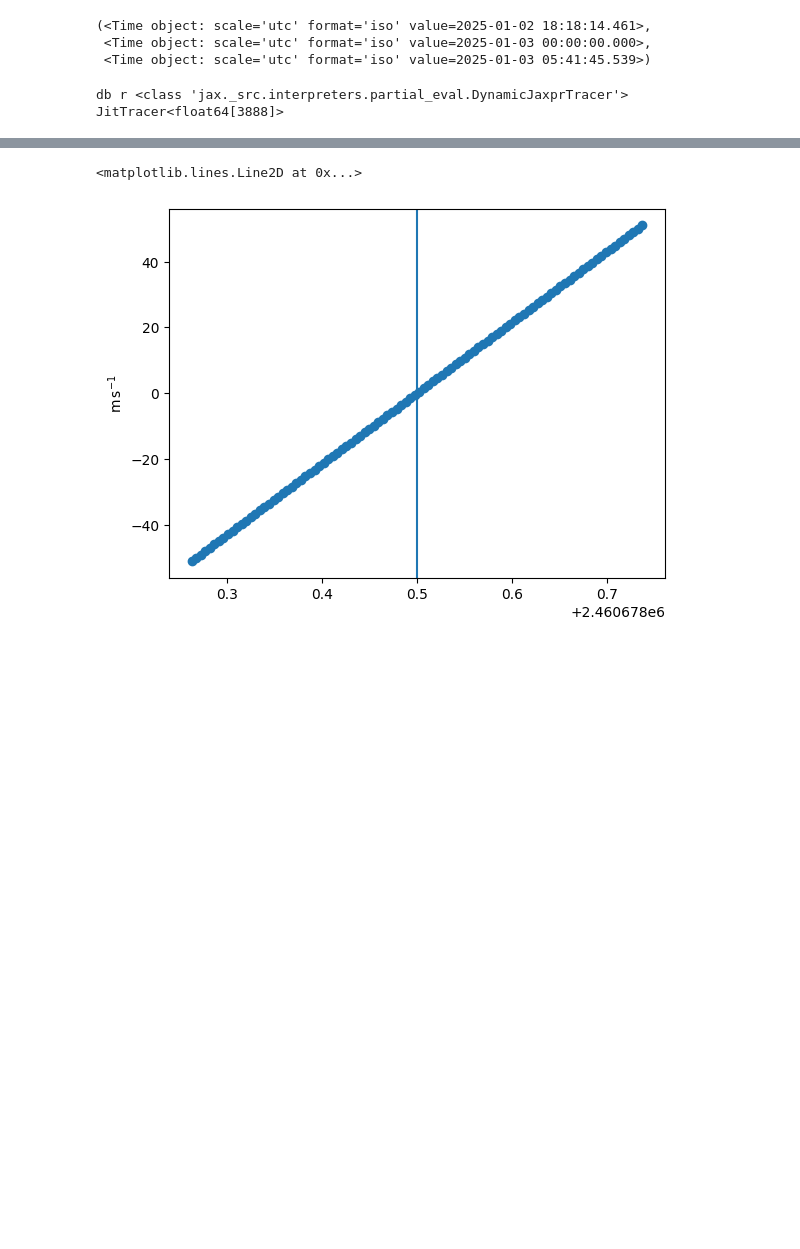
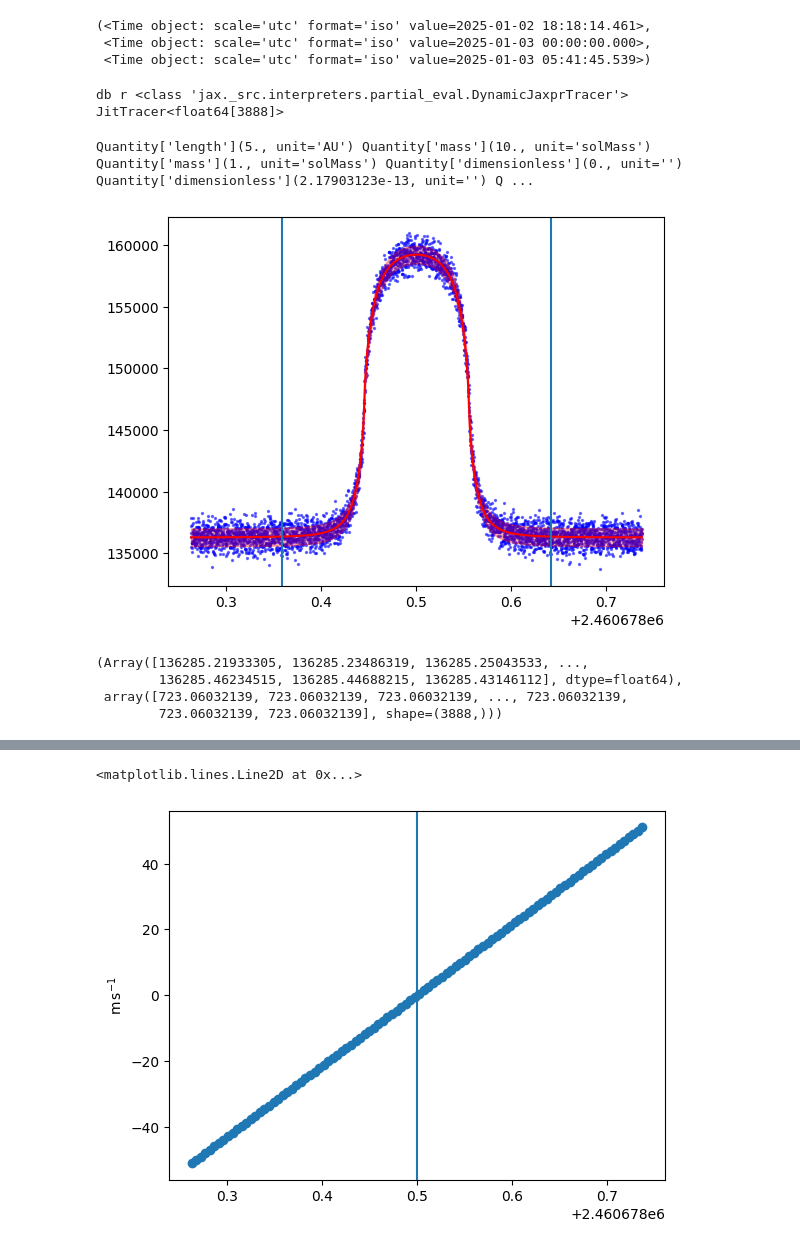
Before and after one commit to COBALT-lensing/py-self-lensing, a Jupyter notebook: demo.ipynb, the cells around one changed output, grey strips where cells are left out. Saved outputs shown, nothing was run; the diff lists cells and outputs as text; code cells hidden in the pictures; blank space fills up the shorter version.

```diff
--- a/demo.ipynb
+++ b/demo.ipynb
@@ -75,6 +75,30 @@ db r <class 'jax._src.interpreters.partial_eval.DynamicJaxprTracer'> JitTracer<f
 # %%
 # model_lcg = GPLightcurveGenerator(sls, start_time=start_time, end_time=end_time, peak_time=peak_time, ev=True, db=True, sl=True, lensing_method=LENSING_METHOD, bins=27*24*6, gp=TESSGP)
 # model_lcg.gp.condition(lcg.flux_array)
+# %%
+# scale_factor = numpy.mean(lcg.gp.generate())
+pyplot.scatter(lcg.times.jd, lcg.flux_array  , s=2, alpha=0.5, c='blue')
+# pyplot.plot(plain_lcg.times.jd, plain_lcg.flux_array, c='green')
+# model_gp_f = model_lcg.gp.generate()
+# pyplot.scatter(model_lcg.times.jd,( 1+(lcg.flux_array - model_gp_f)/numpy.mean(model_gp_f)), c='red', s=2, alpha=0.5,)
+mu = lcg.gp.model.loc
+std = numpy.sqrt(lcg.gp.model.variance)
+pyplot.plot(lcg.times.jd, mu , c='red')
+pyplot.fill_between(lcg.times.jd, mu + std, mu - std, color="red", alpha=0.3)
+pyplot.axvline(peak_time.jd + sls.tau_sl.to(units.day).value / 2)
+pyplot.axvline(peak_time.jd - sls.tau_sl.to(units.day).value / 2)
+# pyplot.plot(model_plain_lcg.times.jd, model_plain_lcg.flux_array, c='orange')
+# pyplot.xlim((peak_time.jd - sls.tau_eff.value/2, peak_time.jd + sls.tau_eff.value/2))
+print(lcg.lensing_system.a, lcg.lensing_system.Macc, lcg.lensing_system.Mcomp, lcg.lensing_system.e, lcg.lensing_system.b, lcg.lensing_system.i)
+pyplot.show()
+mu, std
+# %% [output]
+Quantity['length'](5., unit='AU') Quantity['mass'](10., unit='solMass') Quantity['mass'](1., unit='solMass') Quantity['dimensionless'](0., unit='') Quantity['dimensionless'](2.17903123e-13, unit='') Q ...
+[figure, added]
+(Array([136285.21933305, 136285.23486319, 136285.25043533, ...,
+        136285.46234515, 136285.44688215, 136285.43146112], dtype=float64),
+ array([723.06032139, 723.06032139, 723.06032139, ..., 723.06032139,
+        723.06032139, 723.06032139], shape=(3888,)))
 # %%
 for lcg in GPLightcurveGenerator.factory(total=5, start_time=start_time, end_time=end_time, peak_time=peak_time, ev=True, db=True, sl=True, lensing_method=LENSING_METHOD, bins=27*24*6, gp=TESSGP):
     # scale_factor = numpy.mean(lcg.gp.generate())
```
Also changed, not shown: parts of 1 cell of this notebook, 1 other file.
